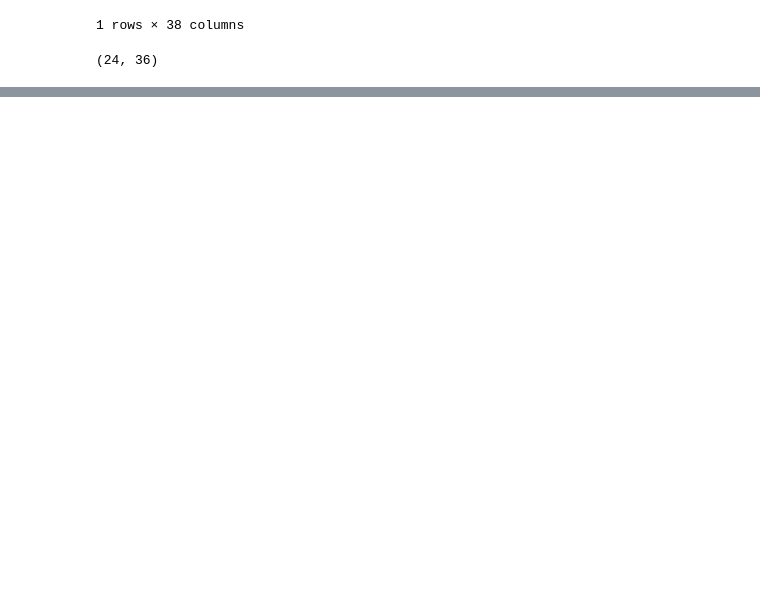
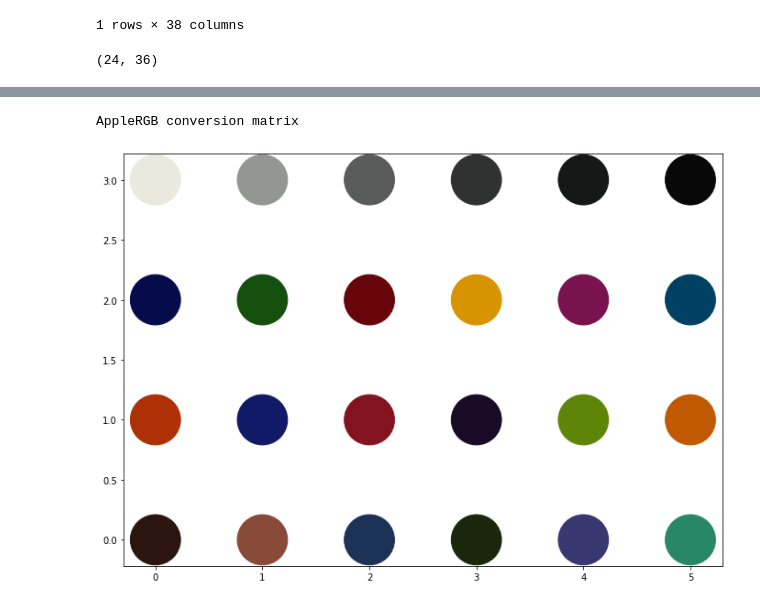
Before and after one commit to gpmarques/colorimetry, a Jupyter notebook: t1_lightspectrum_color_reproduction.ipynb, the cells around one changed output, grey strips where cells are left out. Saved outputs shown, nothing was run; the diff lists cells and outputs as text; code cells hidden in the pictures; blank space fills up the shorter version.

```diff
--- a/t1_lightspectrum_color_reproduction.ipynb
+++ b/t1_lightspectrum_color_reproduction.ipynb
@@ -81,0 +114,6 @@ spectral_to_rgb(spectral_data, cieD65, xyz_to_rgb)
+# %%
+print("AppleRGB conversion matrix")
+spectral_to_rgb(spectral_data, cieD65, xyz_to_applergb, gamma=False)
+# %% [output]
+AppleRGB conversion matrix
+[figure, added]
```
Also changed, not shown: parts of 9 cells of this notebook.
